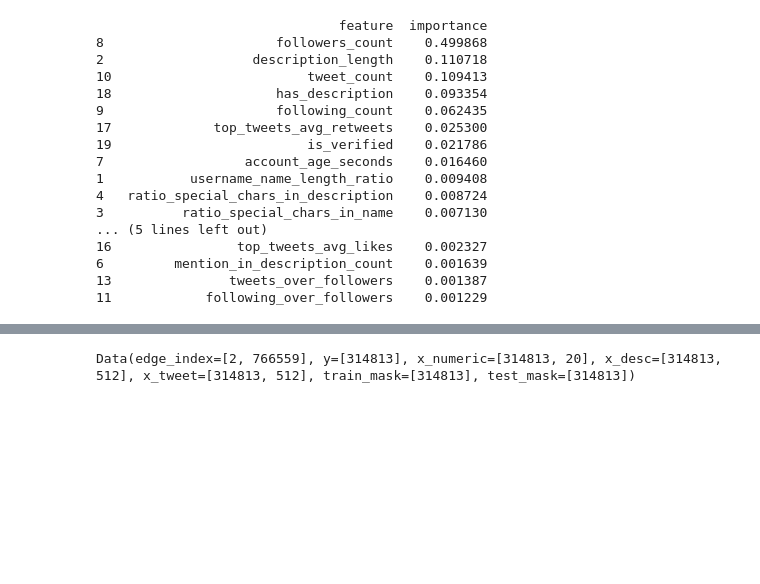
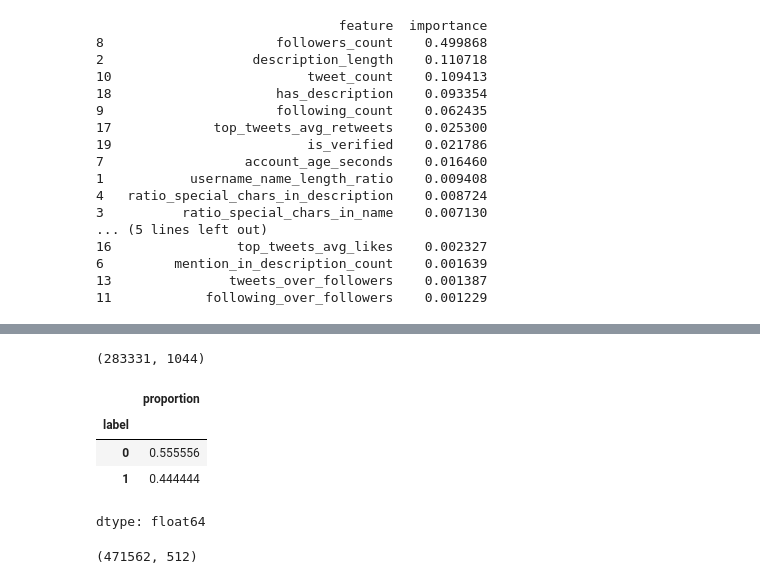
Before and after one commit to julwdo/NLP-project, a Jupyter notebook: NLP_Project_JW_Main.ipynb, the cells around one changed output, grey strips where cells are left out. Drawn from its saved outputs; the diff is of its cells as text; code cells hidden in the pictures; blank space fills up the shorter version.

```diff
--- a/NLP_Project_JW_Main.ipynb
+++ b/NLP_Project_JW_Main.ipynb
@@ -529,17 +471,17 @@ edge_index = torch.tensor(np.vstack([src_pos, dst_pos]), dtype=torch.long)
-# %%
-from torch_geometric.data import Data
-
-data = Data(
-    x_numeric=x_numeric,
-    x_desc=x_desc,
-    x_tweet=x_tweet,
-    edge_index=edge_index,
-    y=y
-)
-
-data.train_mask = train_mask
-data.test_mask = test_mask
-
-data.to(device)
-# %% [output]
-Data(edge_index=[2, 766559], y=[314813], x_numeric=[314813, 20], x_desc=[314813, 512], x_tweet=[314813, 512], train_mask=[314813], test_mask=[314813])
+# %%
+X_train_combined = np.hstack([X_train_numeric_bool, X_train_desc, X_train_tweet])
+X_train_combined.shape
+# %% [output]
+(283331, 1044)
+# %%
+from imblearn.over_sampling import SMOTE
+
+X_train_resampled, y_train_resampled = SMOTE(sampling_strategy=0.8, random_state=42).fit_resample(X_train_combined, y_train)
+# %%
+y_train_resampled.value_counts(normalize=True)
+# %% [output]
+|  | proportion |
+| label |  |
+| 0 | 0.555556 |
+| 1 | 0.444444 |
+dtype: float64
@@ -545,0 +496,4 @@ Data(edge_index=[2, 766559], y=[314813], x_numeric=[314813, 20], x_desc=[314813,
+# %%
+X_train_tweet_resampled.shape
+# %% [output]
+(471562, 512)
```
Also changed, not shown: parts of 24 cells of this notebook.
